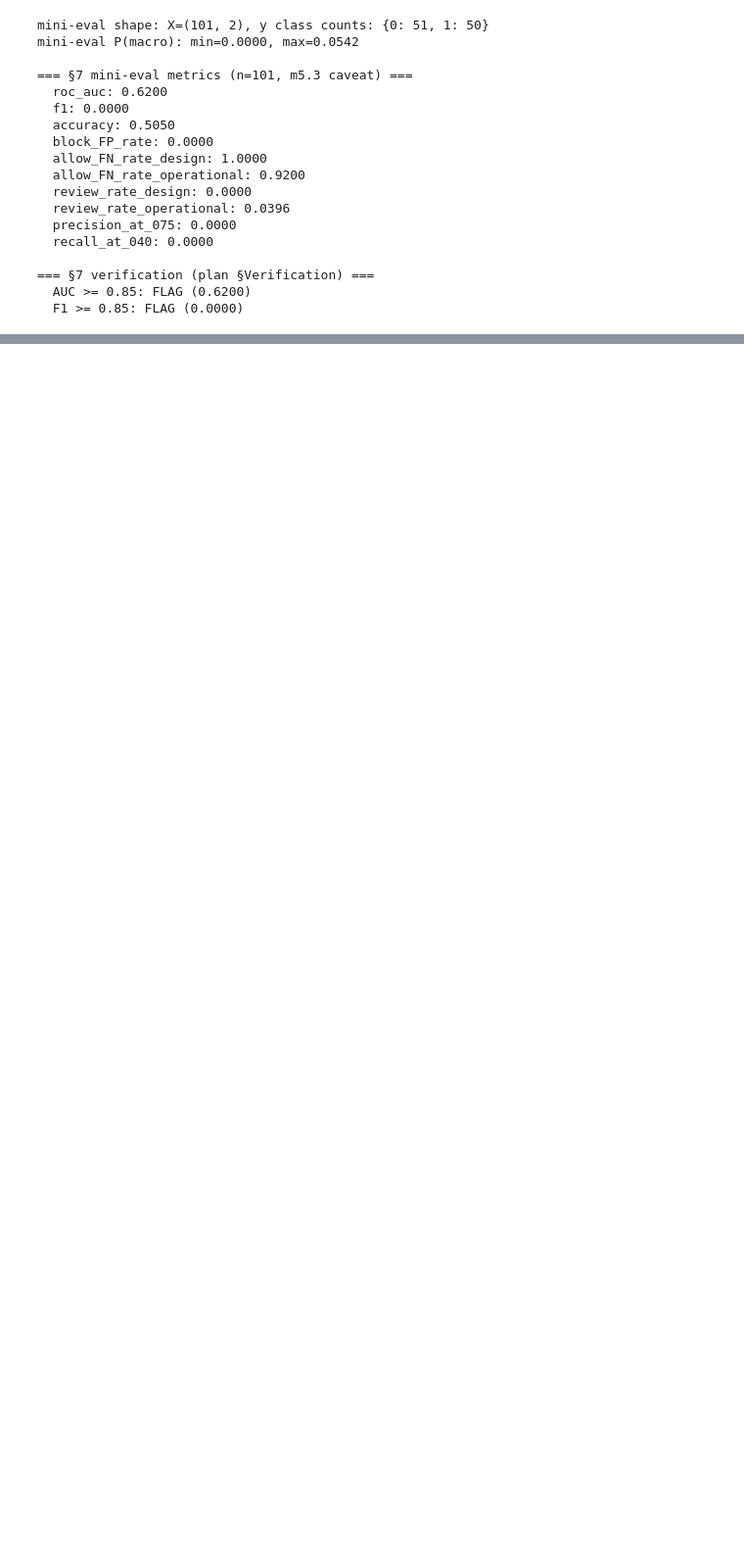
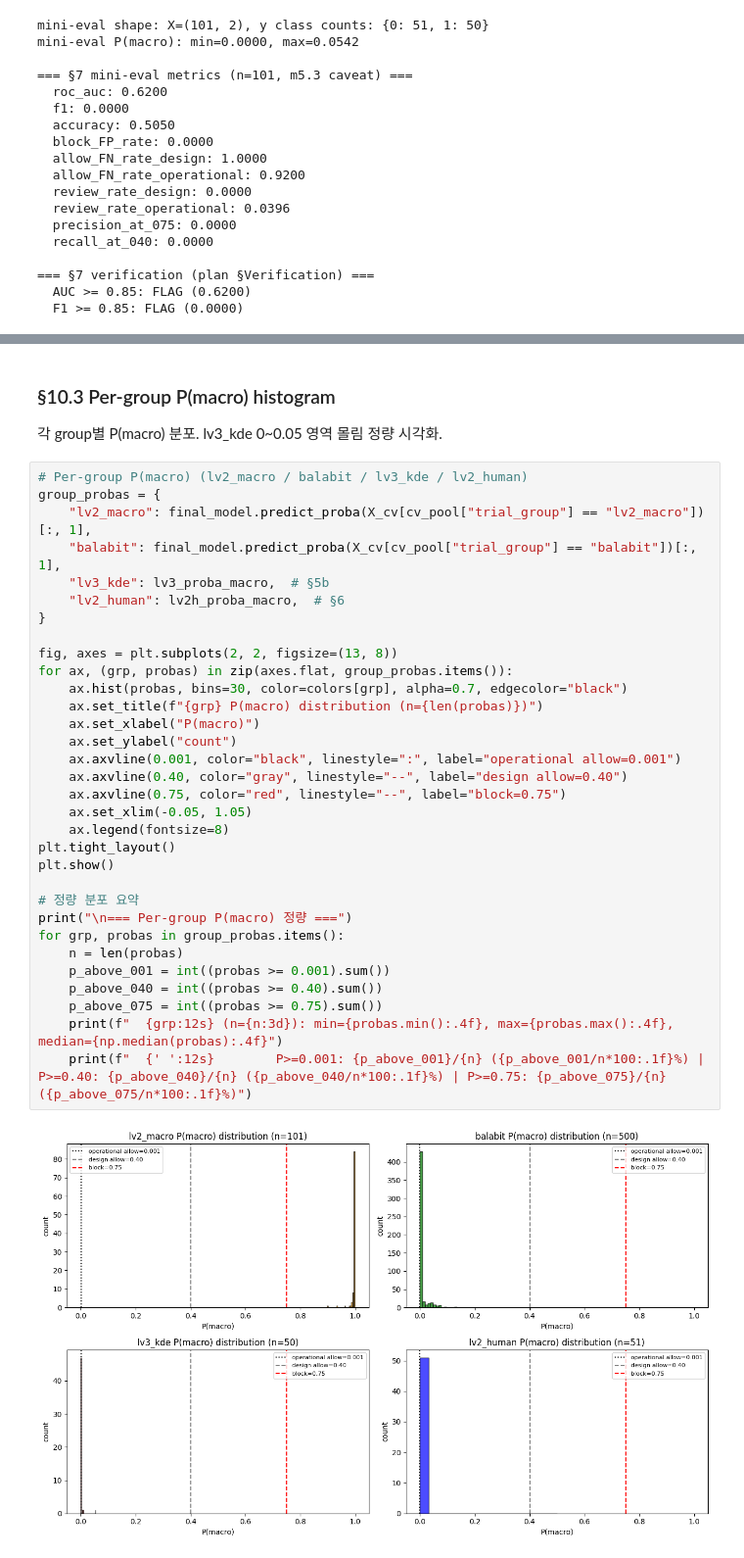
Before and after one commit to Tickle-ticket/Tickle, a Jupyter notebook: services/ai/train/model_experiment/xgboost_gyeom_final_pool.ipynb, the cells around one changed output, grey strips where cells are left out. Shown at 98% size. Drawn from its saved outputs; the diff is of its cells as text; blank space fills up the shorter version.

```diff
--- a/services/ai/train/model_experiment/xgboost_gyeom_final_pool.ipynb
+++ b/services/ai/train/model_experiment/xgboost_gyeom_final_pool.ipynb
@@ -709,0 +813,38 @@ mini-eval P(macro): min=0.0000, max=0.0542
+# %% [markdown]
+### §10.3 Per-group P(macro) histogram
+
+각 group별 P(macro) 분포. lv3_kde 0~0.05 영역 몰림 정량 시각화.
+# %%
+# Per-group P(macro) (lv2_macro / balabit / lv3_kde / lv2_human)
+group_probas = {
+    "lv2_macro": final_model.predict_proba(X_cv[cv_pool["trial_group"] == "lv2_macro"])[:, 1],
+    "balabit": final_model.predict_proba(X_cv[cv_pool["trial_group"] == "balabit"])[:, 1],
+    "lv3_kde": lv3_proba_macro,  # §5b
+    "lv2_human": lv2h_proba_macro,  # §6
+}
+
+fig, axes = plt.subplots(2, 2, figsize=(13, 8))
+for ax, (grp, probas) in zip(axes.flat, group_probas.items()):
+    ax.hist(probas, bins=30, color=colors[grp], alpha=0.7, edgecolor="black")
+    ax.set_title(f"{grp} P(macro) distribution (n={len(probas)})")
+    ax.set_xlabel("P(macro)")
+    ax.set_ylabel("count")
+    ax.axvline(0.001, color="black", linestyle=":", label="operational allow=0.001")
+    ax.axvline(0.40, color="gray", linestyle="--", label="design allow=0.40")
+    ax.axvline(0.75, color="red", linestyle="--", label="block=0.75")
+    ax.set_xlim(-0.05, 1.05)
+    ax.legend(fontsize=8)
+plt.tight_layout()
+plt.show()
+
+# 정량 분포 요약
+print("\n=== Per-group P(macro) 정량 ===")
+for grp, probas in group_probas.items():
+    n = len(probas)
+    p_above_001 = int((probas >= 0.001).sum())
+    p_above_040 = int((probas >= 0.40).sum())
+    p_above_075 = int((probas >= 0.75).sum())
+    print(f"  {grp:12s} (n={n:3d}): min={probas.min():.4f}, max={probas.max():.4f}, median={np.median(probas):.4f}")
+    print(f"  {' ':12s}        P>=0.001: {p_above_001}/{n} ({p_above_001/n*100:.1f}%) | P>=0.40: {p_above_040}/{n} ({p_above_040/n*100:.1f}%) | P>=0.75: {p_above_075}/{n} ({p_above_075/n*100:.1f}%)")
+# %% [output]
+[figure, added]
```
Also changed, not shown: parts of 9 cells of this notebook.
